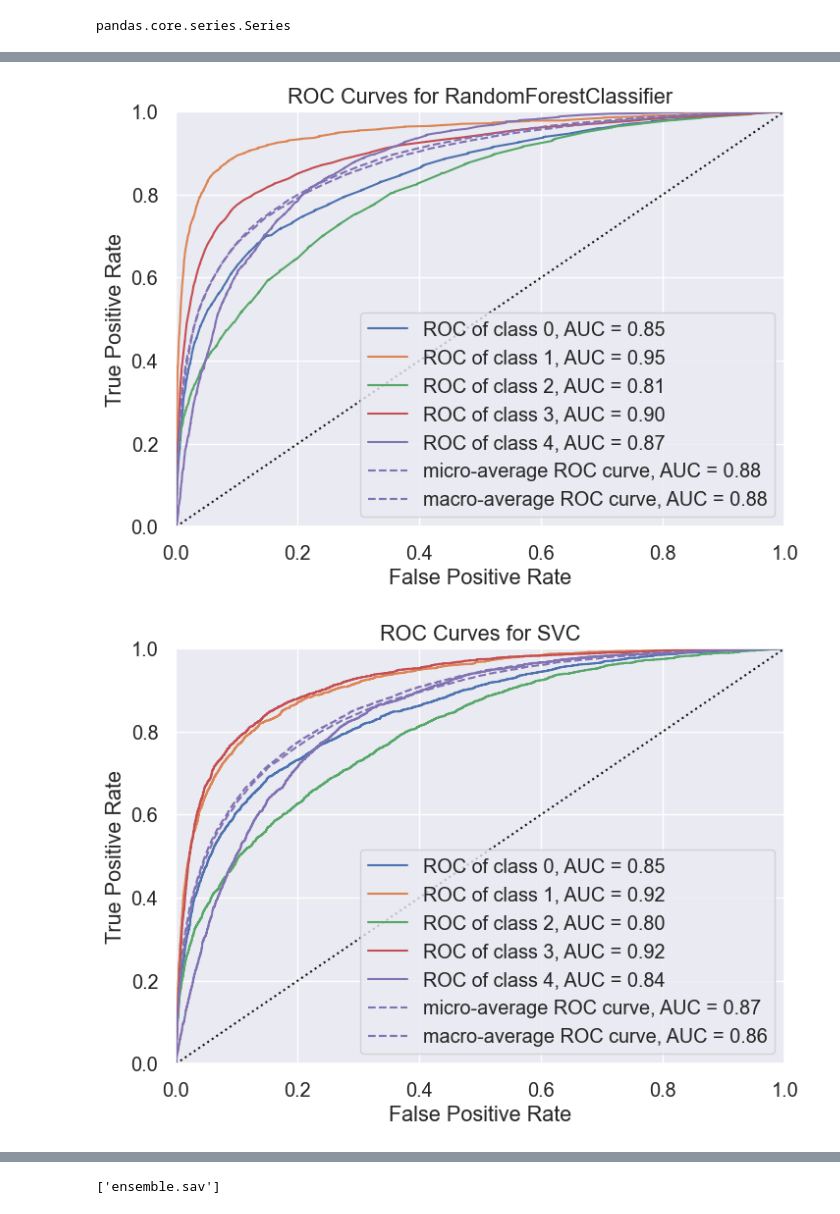
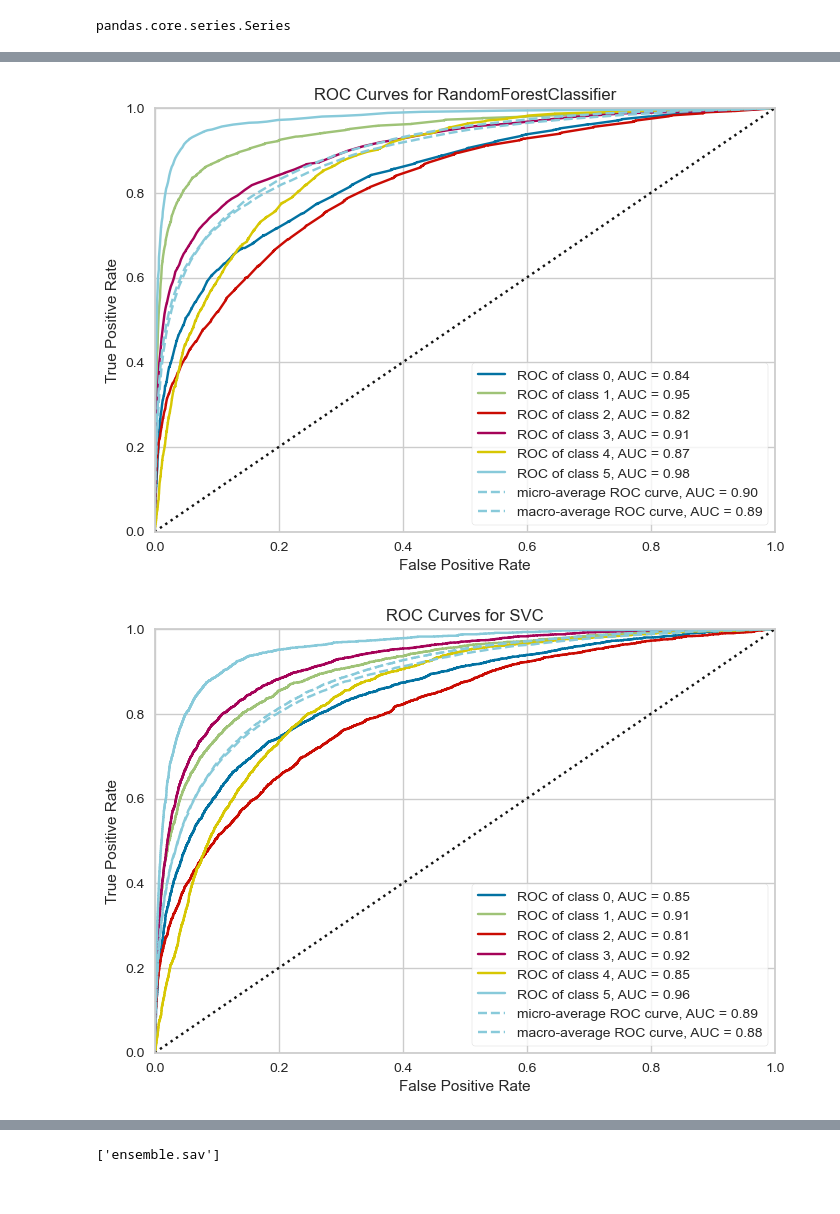
Before and after one commit to shyamron/Emotion-Recognition-from-text, a Jupyter notebook: Model_training.ipynb, the cells around one changed output, grey strips where cells are left out. Drawn from its saved outputs; the diff is of its cells as text; code cells hidden in the pictures.

Commit message:
ModelTraining

```diff
--- a/Model_training.ipynb
+++ b/Model_training.ipynb
@@ -28,17 +28,18 @@ from sklearn.metrics import f1_score
 from sklearn.svm import SVC
 from sklearn.multiclass import OneVsRestClassifier
 
+# !pip install yellowbrick
 from yellowbrick.classifier.rocauc import roc_auc
 import joblib
 import matplotlib.pyplot as plt
 
 # !pip install nltk
-from lime import lime_text
-from lime.lime_text import LimeTextExplainer
-from lime.lime_text import IndexedString,IndexedCharacters
-from lime.lime_base import LimeBase
-from lime.lime_text import explanation
-sns.set(font_scale=1.3)
+# from lime import lime_text
+# from lime.lime_text import LimeTextExplainer
+# from lime.lime_text import IndexedString,IndexedCharacters
+# from lime.lime_base import LimeBase
+# from lime.lime_text import explanation
+# sns.set(font_scale=1.3)
 # nltk.download('omw-1.4')
 # %% [markdown]
 # Read cleaned data
@@ -105,3 +126,8 @@ x_train,x_test,y_train,y_test=train_test_split(final_df['Text'],final_df['Emotio
+# %%
+x_train=pd.read_csv('x_train.csv').squeeze()
+y_train=pd.read_csv('y_train.csv').squeeze()
+x_test=pd.read_csv('x_test.csv').squeeze()
+y_test=pd.read_csv('y_test.csv').squeeze()
 # %%
 type(final_df['Text'])
 # %% [output]
@@ -134,4 +171,5 @@ for name, model in models:
     model,roc=train_model(model, x_train, y_train,x_test,y_test)
     filename = name+'.sav'
     joblib.dump(model,filename)
+    .
 # %% [output]
@@ -154,5 +178,5 @@ Please also refer to the documentation for alternative solver options:
-[figure, old version]
+[figure, new version]
-[figure, old version]
+[figure, new version]
 # %%
 # def train_model2(model, data, targets, x_test, y_test):
 #     text_clf = Pipeline([('vect', TfidfVectorizer()),
```
Also changed, not shown: parts of 15 cells of this notebook, 1 other file.
